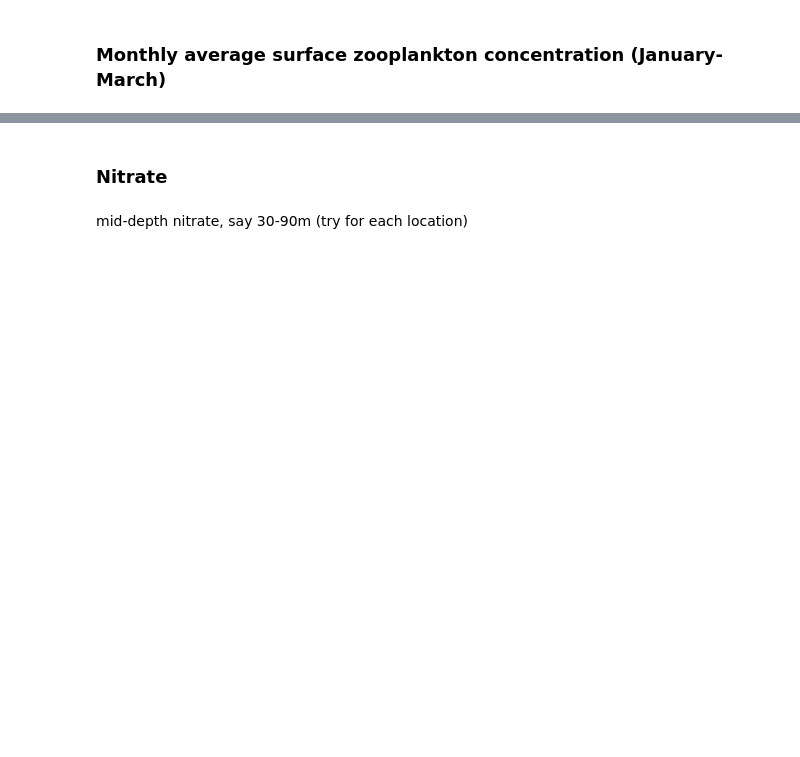
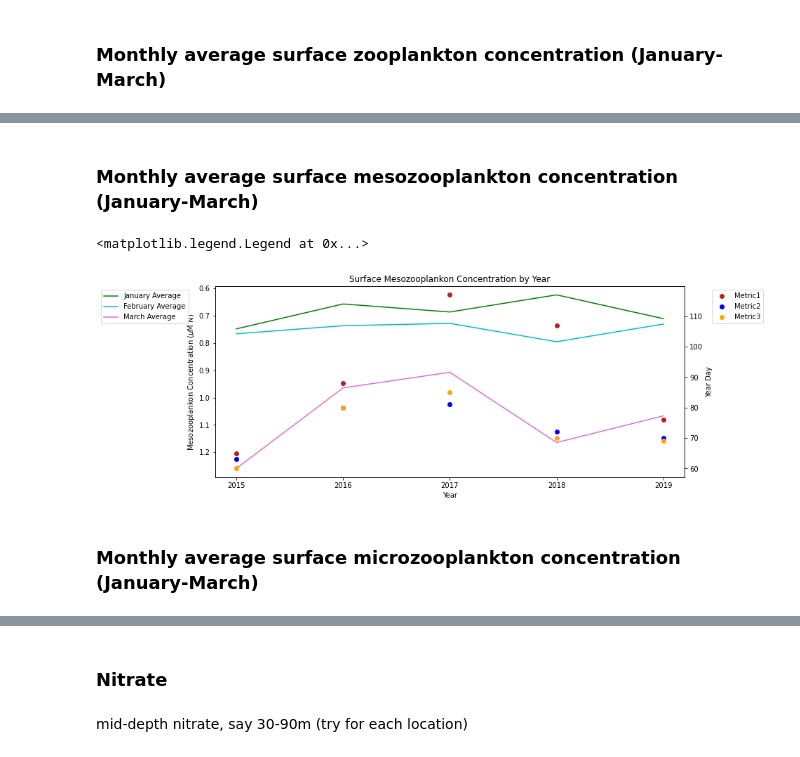
Before and after one commit to SalishSeaCast/Analysis-Aline, a Jupyter notebook: notebooks/Bloom_Timing/201812EnvironmentalDrivers.ipynb, the cells around one changed output, grey strips where cells are left out. Saved outputs shown, nothing was run; the diff lists cells and outputs as text; code cells hidden in the pictures; blank space fills up the shorter version.

```diff
--- a/notebooks/Bloom_Timing/201812EnvironmentalDrivers.ipynb
+++ b/notebooks/Bloom_Timing/201812EnvironmentalDrivers.ipynb
@@ -661,0 +650,25 @@ ax1.legend(handles=[p4[0],p5[0],p6[0]],loc='upper left')
+# %% [markdown]
+### Monthly average surface mesozooplankton concentration (January-March)
+# %%
+fig,ax=plt.subplots(1,1,figsize=(12,5))
+p1=ax.plot(years,mesozoojan, '-',color='green',label='January Average')
+p2=ax.plot(years,mesozoofeb, '-',color='c',label='February Average')
+p3=ax.plot(years,mesozoomar, '-',color='orchid',label='March Average')
+ax.set_ylabel('Mesozooplankon Concentration ($\mu$M N)')
+ax.set_xlabel('Year')
+ax.set_title('Surface Mesozooplankon Concentration by Year')
+ax.set_xticks([2015,2016,2017,2018,2019])
+ax.legend(handles=[p1[0],p2[0],p3[0]],bbox_to_anchor=(-0.25, 1.0), loc='upper left')
+ax.invert_yaxis()
+
+ax1=ax.twinx()
+p4=ax1.plot(years,yearday1, 'o',color='firebrick',label='Metric1')
+p5=ax1.plot(years,yearday2, 'o',color='b',label='Metric2')
+p6=ax1.plot(years,yearday3, 'o',color='orange',label='Metric3')
+ax1.set_ylabel('Year Day')
+ax1.legend(handles=[p4[0],p5[0],p6[0]],bbox_to_anchor=(1.05, 1.0), loc='upper left')
+# %% [output]
+<matplotlib.legend.Legend at 0x...>
+[figure, added]
+# %% [markdown]
+### Monthly average surface microzooplankton concentration (January-March)
```
Also changed, not shown: parts of 24 cells of this notebook, 2 other files.
